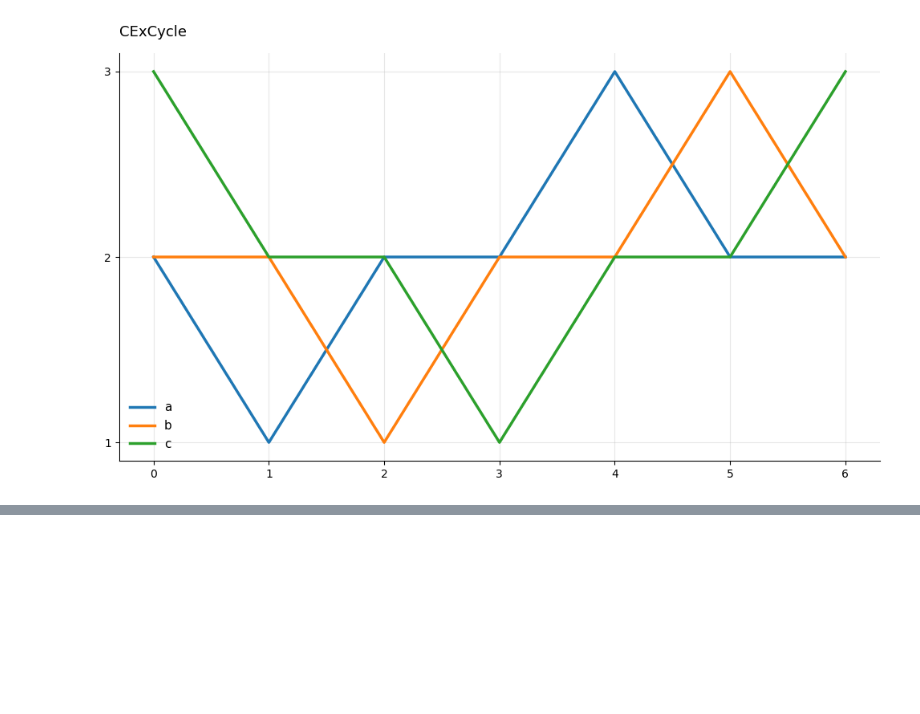
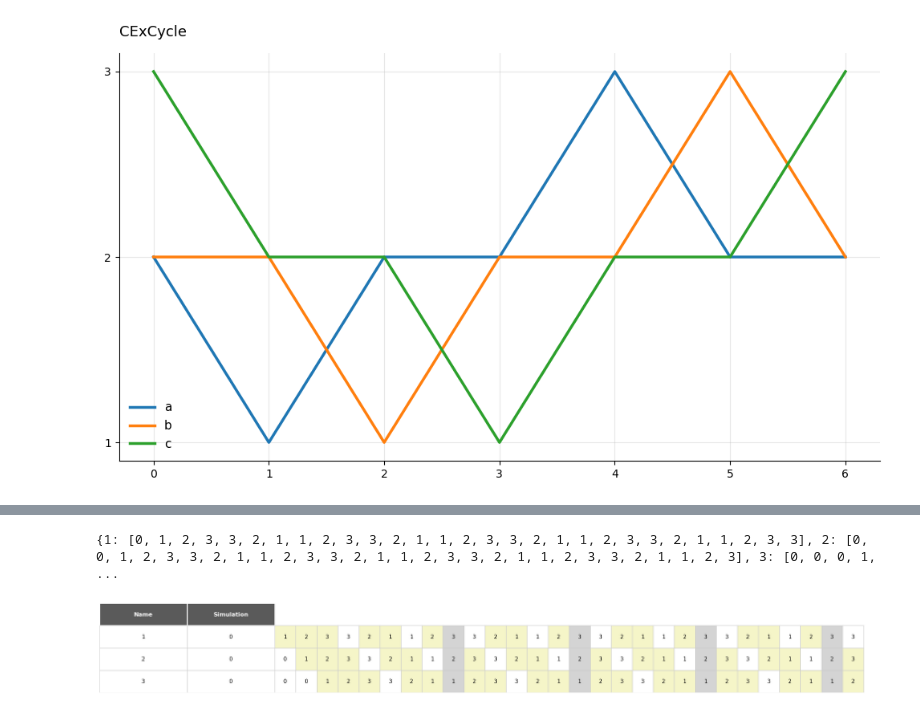
Before and after one commit to hallba/pybma, a Jupyter notebook: examples/ExampleNotebook.ipynb, the cells around one changed output, grey strips where cells are left out. Cells and saved outputs as stored; diff of their text form; code cells hidden in the pictures; blank space fills up the shorter version.

Commit message:
Simulation code

```diff
--- a/examples/ExampleNotebook.ipynb
+++ b/examples/ExampleNotebook.ipynb
@@ -15,8 +15,8 @@ print(p)
 
 #knock out a variable
 m['Model']['Variables'][0]['Formula'] = "0"
-qn = pybma.model_to_qn(m)
-pko = pybma.check_stability(qn)
+qno = pybma.model_to_qn(m)
+pko = pybma.check_stability(qno)
 
 print("###Modified Model###")
 print(pko)
@@ -291,0 +290,10 @@ qqqq
+# %%
+simulation = pybma.simulate(qn,steps=30)
+# %%
+print(simulation)
+# %% [output]
+{1: [0, 1, 2, 3, 3, 2, 1, 1, 2, 3, 3, 2, 1, 1, 2, 3, 3, 2, 1, 1, 2, 3, 3, 2, 1, 1, 2, 3, 3], 2: [0, 0, 1, 2, 3, 3, 2, 1, 1, 2, 3, 3, 2, 1, 1, 2, 3, 3, 2, 1, 1, 2, 3, 3, 2, 1, 1, 2, 3], 3: [0, 0, 0, 1, ...
+# %%
+simulation_table(simulation,"Simulation")
+# %% [output]
+[figure, added]
```
Also changed, not shown: parts of 9 cells of this notebook, 1 other file.
